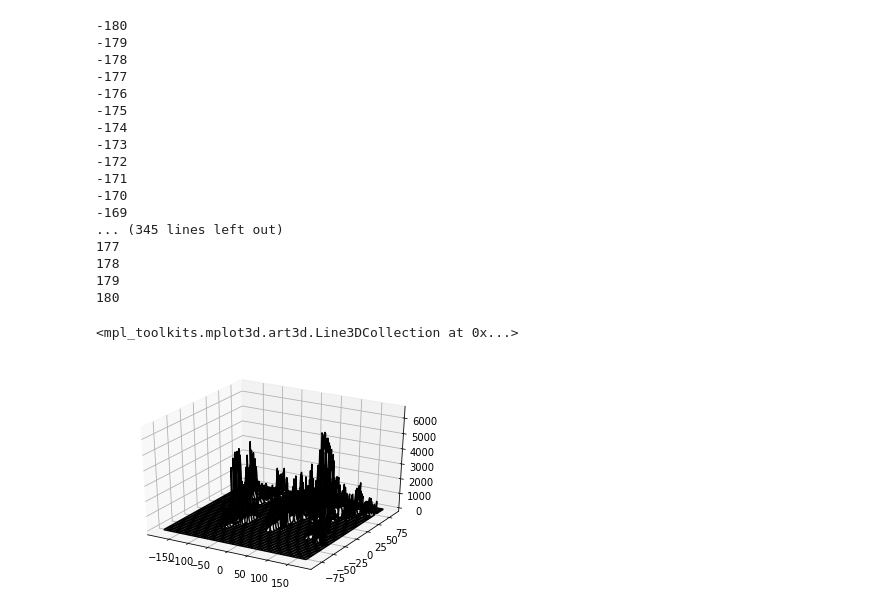
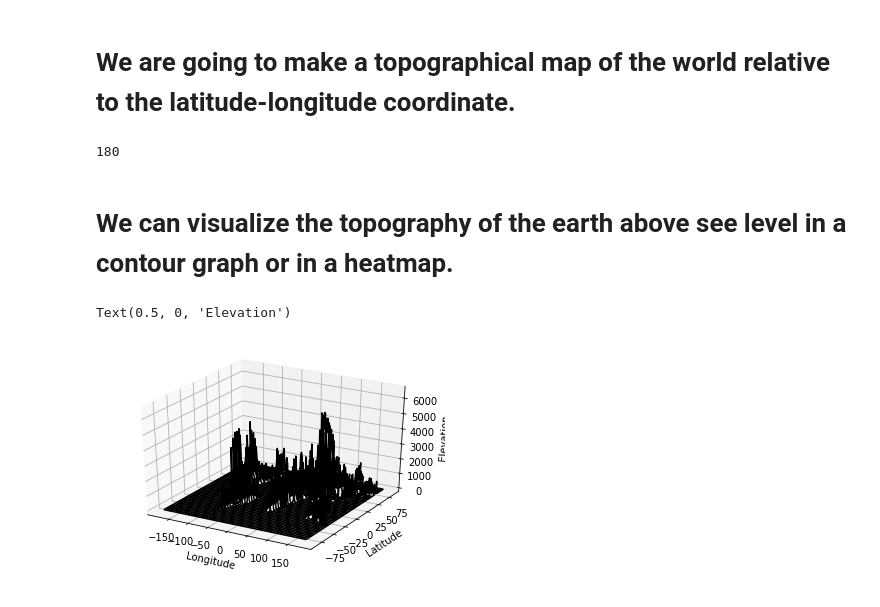
Before and after one commit to Foo2000/McGill-physics-hackathon, a Jupyter notebook: HeightMap.ipynb, the cells around one changed output. Saved outputs shown, nothing was run; the diff lists cells and outputs as text; code cells hidden in the pictures.

```diff
--- a/HeightMap.ipynb
+++ b/HeightMap.ipynb
@@ -5,22 +18,26 @@ import matplotlib.pyplot as plt
+# %% [markdown]
+# We are going to make a topographical map of the world relative to the latitude-longitude coordinate.
 # %%
-longitude = np.arange(-180, 180+1, 1)
-latitude = np.arange(-85, 85+1, 1)
+step=1
+longitude = np.arange(-180, 180+1, step)
+latitude = np.arange(-85, 85+1, step)
 grid = np.zeros(shape=(len(longitude),len(latitude)))
 # %%
-import requests
-import json
-import time
+# data sets can be found at https://www.jawg.io/en/
 
 def jprint(obj):
+
     # create a formatted string of the Python JSON object
     text = json.dumps(obj, sort_keys=True, indent=4)
+    clear_output()
     print(text)
 
-for i, i_val in enumerate(longitude): # longituder
-    print(i_val)
+for i, i_val in enumerate(longitude): # longitude, this will allow for api requests time constraint management
+    clear_output()
+    print("Longitude: " + str(i_val))
     # create api url
     url = ""
-    my_access_token="" # confidential
+    my_access_token="KELYrtFKi5rbmtGgba7sTpfe4lVIa4N2NUV6qs0vCsq4IufjRI6VVugh9799sPJ1" # confidential
 
     for j, j_val in enumerate (latitude): # latitude
         if (j==0):
@@ -36,32 +53,21 @@ for i, i_val in enumerate(longitude): # longituder
         grid[int(resp['location']['lng']-longitude[0]),int(resp['location']['lat']-latitude[0])] = resp['elevation']
     time.sleep(1) # api time constraint
 # %% [output]
--180
--179
--178
--177
--176
--175
--174
--173
--172
--171
--170
--169
-... (345 lines left out)
-177
-178
-179
 180
+# %% [markdown]
+# We can visualize the topography of the earth above see level in a contour graph or in a heatmap.
 # %%
-from mpl_toolkits import mplot3d
+# Can use %matplotlib notebook to have rotation interactive
 
 fig = plt.figure()
 ax = plt.axes(projection='3d')
 
 
 longitude_grid, latitude_grid = np.meshgrid(longitude, latitude)
 ax.plot_wireframe(longitude_grid, latitude_grid, grid.transpose(), color='black')
+ax.set_xlabel('Longitude')
+ax.set_ylabel('Latitude')
+ax.set_zlabel('Elevation')
 # %% [output]
-<mpl_toolkits.mplot3d.art3d.Line3DCollection at 0x...>
+Text(0.5, 0, 'Elevation')
-[figure, old version]
+[figure, new version]
```
Also changed, not shown: parts of 13 cells of this notebook.
